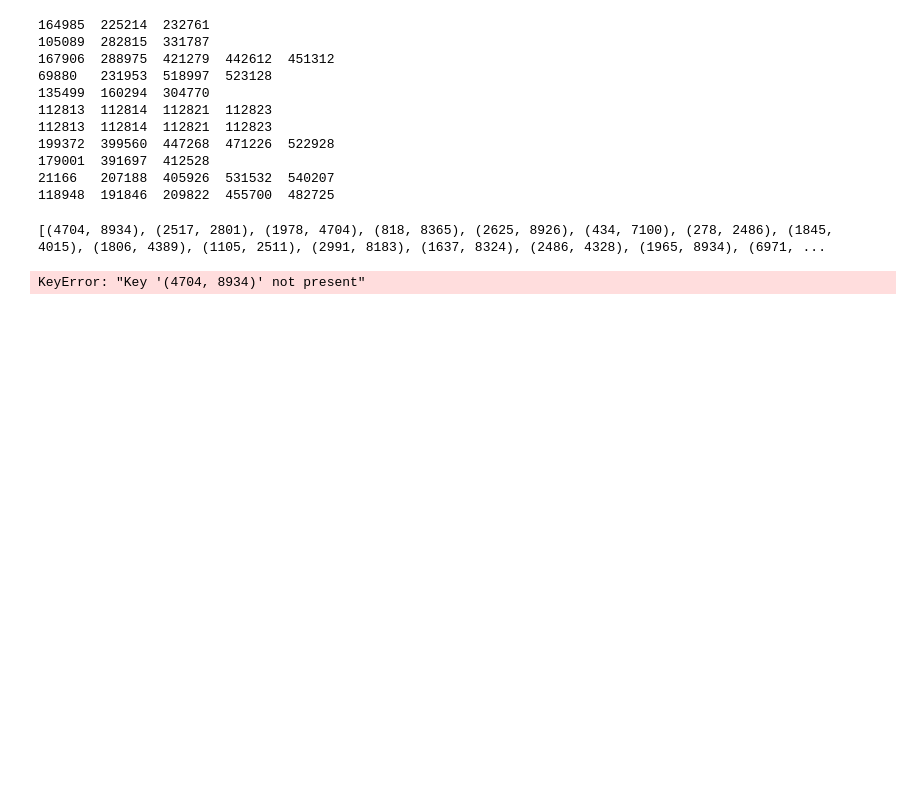
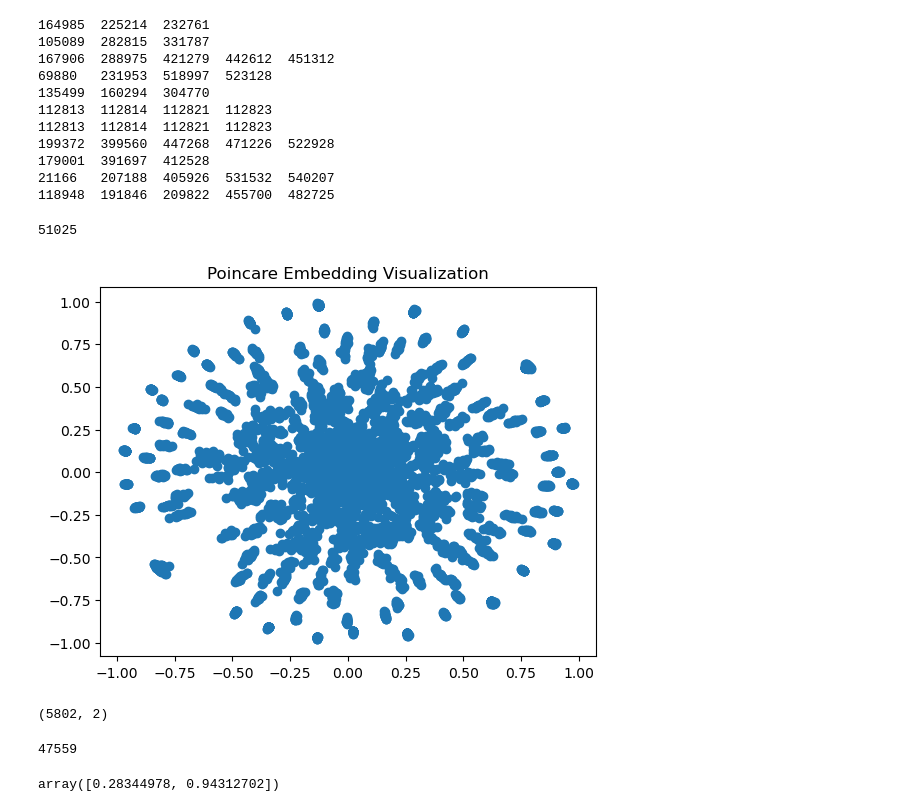
Before and after one commit to kjh8331267/NLP_Study, a Jupyter notebook: code/poincare/poincare embedding sample code.ipynb, the cells around one changed output. Cells and saved outputs as stored; diff of their text form; code cells hidden in the pictures; blank space fills up the shorter version.

```diff
--- a/code/poincare/poincare embedding sample code.ipynb
+++ b/code/poincare/poincare embedding sample code.ipynb
@@ -67,5 +71,5 @@ vectors = model.kv.vectors
 # %%
-path = 'C:/Users/user/Documents/git/NLP_study/code/poincare'
+path = 'C:/Users/master/Documents/github/NLP_study/code/poincare'
 from gzip import open as gopen
 
 communities_truth = path+"/com-amazon.top5000.cmty.txt.gz"
@@ -103,11 +107,14 @@ for sublist in communities:
     # 각 서브 리스트에서 두 쌍씩 만들기
     pairs = combinations(sublist, 2)
     # 1~5 사이의 값만 포함하는 쌍을 필터링하여 결과에 추가
-    communities2.extend([pair for pair in pairs if all(1 <= x <= 9000 for x in pair)])
+    communities2.extend([pair for pair in pairs if all(1 <= x <= 200000 for x in pair)])
 communities2 = list(set(communities2))
-print(communities2)
+print(len(communities2))
 # %% [output]
-[(4704, 8934), (2517, 2801), (1978, 4704), (818, 8365), (2625, 8926), (434, 7100), (278, 2486), (1845, 4015), (1806, 4389), (1105, 2511), (2991, 8183), (1637, 8324), (2486, 4328), (1965, 8934), (6971, ...
+51025
 # %%
 import numpy as np
+# %%
+model2 = PoincareModel(train_data=communities2, size=2) #, size=2 , burn_in=10 /train a bidimensional embedding with 10 burn-in epochs
+model2.train(epochs=10) # , print_every=25
 # %%
@@ -116,4 +123,24 @@ model.train(epochs=50)
+# %%
+import matplotlib.pyplot as plt
+
+# 모델 벡터 추출 후 시각화 (2D일 경우)
+vectors = model2.kv.vectors
+plt.scatter(vectors[:, 0], vectors[:, 1])
+plt.title('Poincare Embedding Visualization')
+plt.show()
+# %% [output]
+[figure, added]
+# %%
+model2.kv.vectors.shape
+# %% [output]
+(5802, 2)
+# %%
+model2.kv.index_to_key[model2.kv.index_to_key==47559]
+# %% [output]
+47559
+# %%
+model2.kv.get_vector(47559)
+# %% [output]
+array([0.28344978, 0.94312702])
 # %%
-communities_xy = [ np.vstack(  [ model.kv.get_vector(str(x)) for x in communities2 ] ) for community in communities ]
+communities_xy = [ np.vstack(  [ model2.kv.get_vector(x) for x in community ] ) for community in communities2 ]
-# %% [output]
-KeyError: "Key '(4704, 8934)' not present"
```
Also changed, not shown: parts of 15 cells of this notebook.
